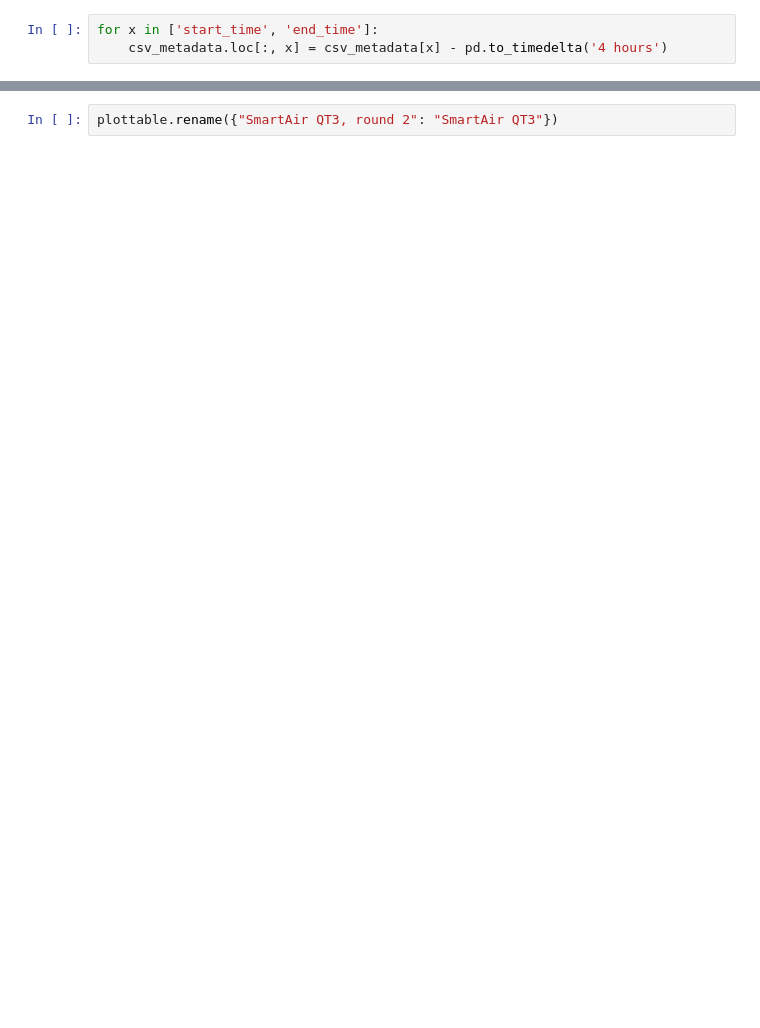
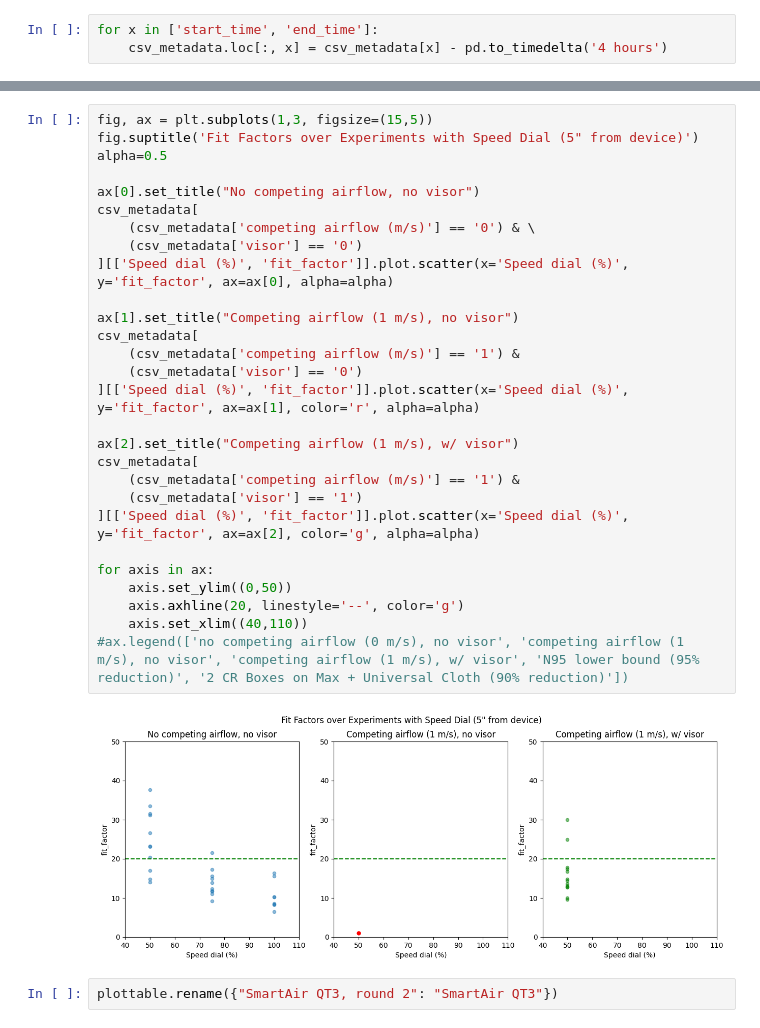
Before and after one commit to Edderic/breathesafe, a Jupyter notebook: python/notebooks/air-cleaning-results.ipynb, the cells around one changed output, grey strips where cells are left out. Cells and saved outputs as stored; diff of their text form; blank space fills up the shorter version.

```diff
--- a/python/notebooks/air-cleaning-results.ipynb
+++ b/python/notebooks/air-cleaning-results.ipynb
@@ -211,2 +217,32 @@ Text(0.5, 1.0, 'Relative Reduction of PM 1.0')
+# %%
+fig, ax = plt.subplots(1,3, figsize=(15,5))
+fig.suptitle('Fit Factors over Experiments with Speed Dial (5" from device)')
+alpha=0.5
+
+ax[0].set_title("No competing airflow, no visor")
+csv_metadata[
+    (csv_metadata['competing airflow (m/s)'] == '0') & \
+    (csv_metadata['visor'] == '0')
+][['Speed dial (%)', 'fit_factor']].plot.scatter(x='Speed dial (%)', y='fit_factor', ax=ax[0], alpha=alpha)
+
+ax[1].set_title("Competing airflow (1 m/s), no visor")
+csv_metadata[
+    (csv_metadata['competing airflow (m/s)'] == '1') &
+    (csv_metadata['visor'] == '0')
+][['Speed dial (%)', 'fit_factor']].plot.scatter(x='Speed dial (%)', y='fit_factor', ax=ax[1], color='r', alpha=alpha)
+
+ax[2].set_title("Competing airflow (1 m/s), w/ visor")
+csv_metadata[
+    (csv_metadata['competing airflow (m/s)'] == '1') &
+    (csv_metadata['visor'] == '1')
+][['Speed dial (%)', 'fit_factor']].plot.scatter(x='Speed dial (%)', y='fit_factor', ax=ax[2], color='g', alpha=alpha)
+
+for axis in ax:
+    axis.set_ylim((0,50))
+    axis.axhline(20, linestyle='--', color='g')
+    axis.set_xlim((40,110))
+#ax.legend(['no competing airflow (0 m/s), no visor', 'competing airflow (1 m/s), no visor', 'competing airflow (1 m/s), w/ visor', 'N95 lower bound (95% reduction)', '2 CR Boxes on Max + Universal Cloth (90% reduction)'])
+# %% [output]
+[figure, added]
 # %%
 plottable.rename({"SmartAir QT3, round 2": "SmartAir QT3"})
```
Also changed, not shown: parts of 40 cells of this notebook.
